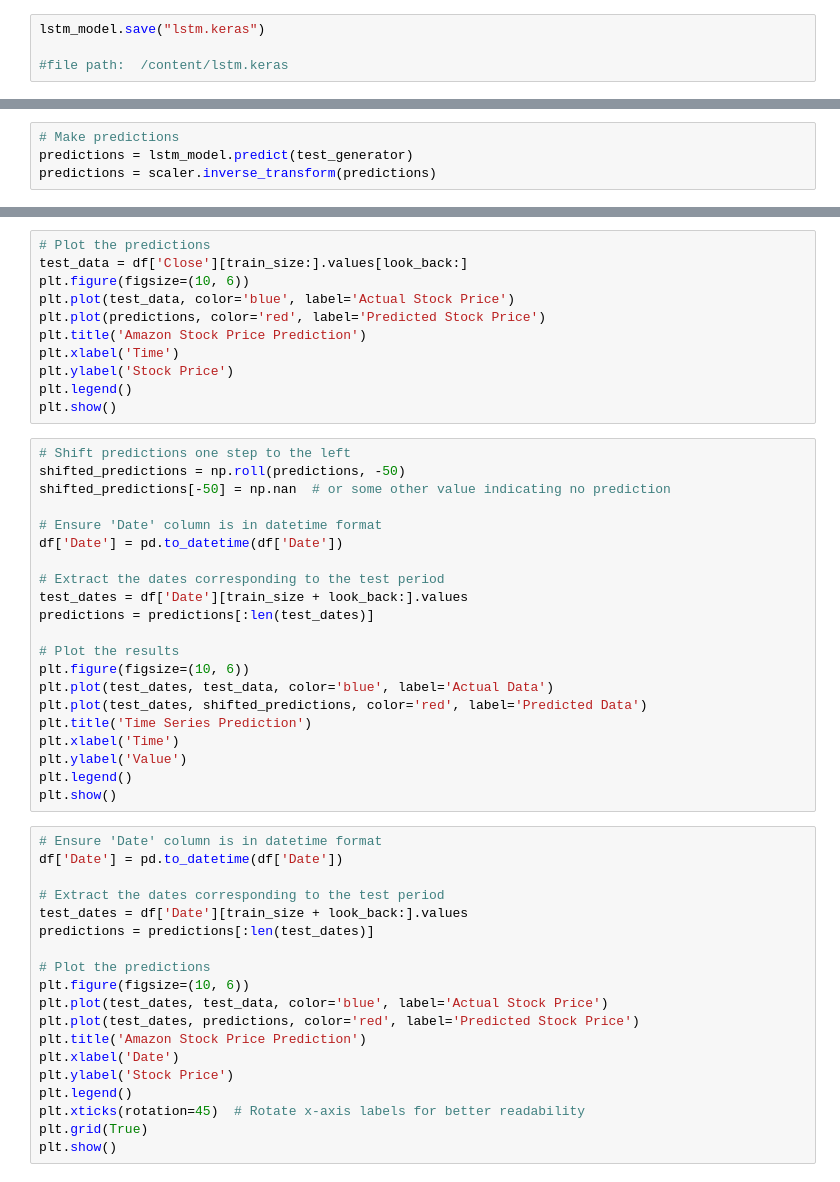
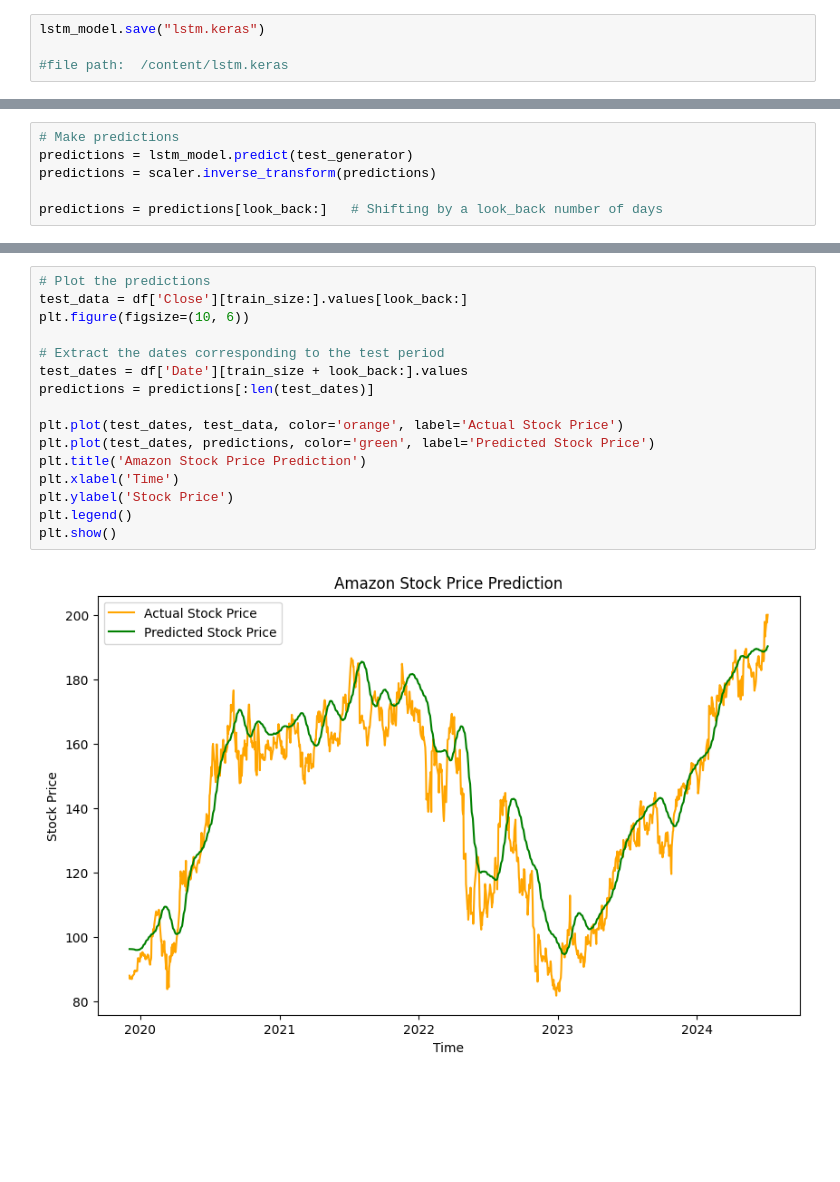
Before and after one commit to HanaMeah/DataStockFinalProject, a Jupyter notebook: DataScienceProject.ipynb, the cells around one changed output, grey strips where cells are left out. Saved outputs shown, nothing was run; the diff lists cells and outputs as text; blank space fills up the shorter version.

```diff
--- a/DataScienceProject.ipynb
+++ b/DataScienceProject.ipynb
@@ -193,3 +203,5 @@ print(f'Test Loss: {loss}, Test MAE: {mae}')
 # Make predictions
 predictions = lstm_model.predict(test_generator)
 predictions = scaler.inverse_transform(predictions)
+
+predictions = predictions[look_back:]   # Shifting by a look_back number of days
@@ -196,54 +210,21 @@ predictions = scaler.inverse_transform(predictions)
 # %%
 # Plot the predictions
 test_data = df['Close'][train_size:].values[look_back:]
 plt.figure(figsize=(10, 6))
-plt.plot(test_data, color='blue', label='Actual Stock Price')
-plt.plot(predictions, color='red', label='Predicted Stock Price')
+
+# Extract the dates corresponding to the test period
+test_dates = df['Date'][train_size + look_back:].values
+predictions = predictions[:len(test_dates)]
+
+plt.plot(test_dates, test_data, color='orange', label='Actual Stock Price')
+plt.plot(test_dates, predictions, color='green', label='Predicted Stock Price')
 plt.title('Amazon Stock Price Prediction')
 plt.xlabel('Time')
 plt.ylabel('Stock Price')
 plt.legend()
 plt.show()
+# %% [output]
+[figure, added]
-# %%
-# Shift predictions one step to the left
-shifted_predictions = np.roll(predictions, -50)
-shifted_predictions[-50] = np.nan  # or some other value indicating no prediction
-
-# Ensure 'Date' column is in datetime format
-df['Date'] = pd.to_datetime(df['Date'])
-
-# Extract the dates corresponding to the test period
-test_dates = df['Date'][train_size + look_back:].values
-predictions = predictions[:len(test_dates)]
-
-# Plot the results
-plt.figure(figsize=(10, 6))
-plt.plot(test_dates, test_data, color='blue', label='Actual Data')
-plt.plot(test_dates, shifted_predictions, color='red', label='Predicted Data')
-plt.title('Time Series Prediction')
-plt.xlabel('Time')
-plt.ylabel('Value')
-plt.legend()
-plt.show()
-# %%
-# Ensure 'Date' column is in datetime format
-df['Date'] = pd.to_datetime(df['Date'])
-
-# Extract the dates corresponding to the test period
-test_dates = df['Date'][train_size + look_back:].values
-predictions = predictions[:len(test_dates)]
-
-# Plot the predictions
-plt.figure(figsize=(10, 6))
-plt.plot(test_dates, test_data, color='blue', label='Actual Stock Price')
-plt.plot(test_dates, predictions, color='red', label='Predicted Stock Price')
-plt.title('Amazon Stock Price Prediction')
-plt.xlabel('Date')
-plt.ylabel('Stock Price')
-plt.legend()
-plt.xticks(rotation=45)  # Rotate x-axis labels for better readability
-plt.grid(True)
-plt.show()
 # %%
 predictions = predictions.reshape(-1)
 
```
Also changed, not shown: parts of 8 cells of this notebook.
